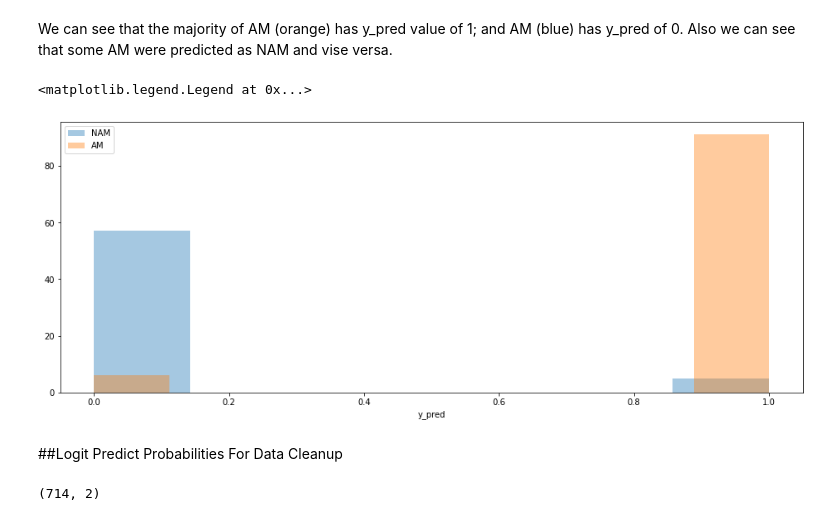
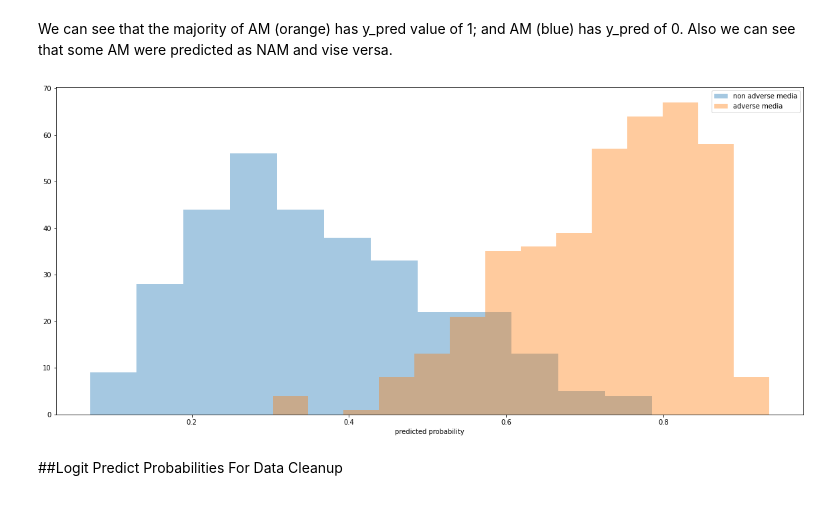
Before and after one commit to kristjanr/ut-ml-adverse-media, a Jupyter notebook: Villem/4N_P18.ipynb, the cells around one changed output. Drawn from its saved outputs; the diff is of its cells as text; code cells hidden in the pictures.

Commit message:
added logit probas to final file

```diff
--- a/Villem/4N_P18.ipynb
+++ b/Villem/4N_P18.ipynb
@@ -525,18 +523,26 @@ df_pred = pd.DataFrame(data={'y_actual': public_test_lemmatized['label'], 'y_pre
 # %% [markdown]
 We can see that the majority of AM (orange) has y_pred value of 1; and AM (blue) has y_pred of 0. Also we can see that some AM were predicted as NAM and vise versa.
-# %%
-plt.figure(figsize=(16, 6))
-
-msk = df_pred['y_actual'] == 0
-sns.distplot(df_pred.loc[msk, 'y_pred'], label='NAM', kde=False)
-sns.distplot(df_pred.loc[~msk, 'y_pred'], label='AM', kde=False)
-plt.legend()
-# %% [output]
-<matplotlib.legend.Legend at 0x...>
-[figure, removed]
+# %%
+import seaborn as sns
+import matplotlib.pyplot as plt
+import pandas as pd
+import warnings
+warnings.simplefilter("ignore", FutureWarning)
+
+dff = pd.read_csv('../Kristjan/logit_probabilities.csv')
+
+
+dff = dff[['proba1', 'is_adverse_media']]
+dff.to_csv('logit_probabilities.csv')
+
+plt.figure(figsize=(20, 9))
+df_pred = pd.DataFrame(data={'y_actual': dff['is_adverse_media'], 'predicted probability': dff['proba1']})
+msk = df_pred['y_actual'] == 1
+sns.distplot(df_pred.loc[~msk, 'predicted probability'], label='non adverse media', kde=False)
+sns.distplot(df_pred.loc[msk, 'predicted probability'], label='adverse media', kde=False)
+plt.legend()
+pass
+# %% [output]
+[figure, added]
 # %% [markdown]
 ##Logit Predict Probabilities For Data Cleanup
-# %%
-data.shape
-# %% [output]
-(714, 2)
```
Also changed, not shown: parts of 1 cell of this notebook.
